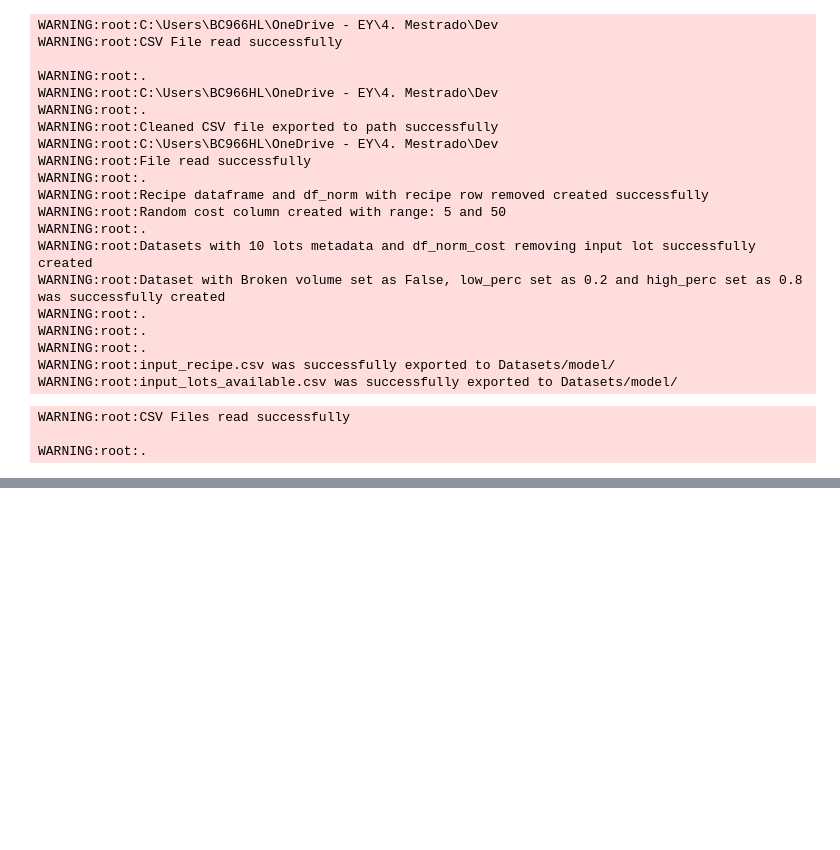
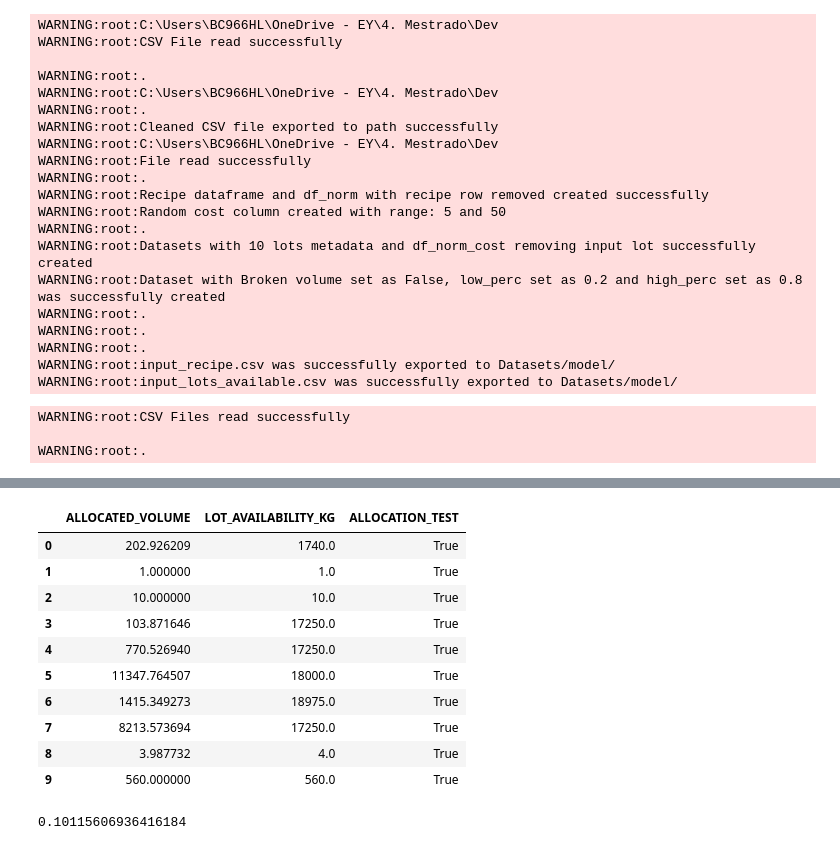
Before and after one commit to Pawlowski123/mecai-coffee-opt-blender, a Jupyter notebook: main.ipynb, the cells around one changed output, grey strips where cells are left out. Cells and saved outputs as stored; diff of their text form; code cells hidden in the pictures; blank space fills up the shorter version.

```diff
--- a/main.ipynb
+++ b/main.ipynb
@@ -67,5 +137,5 @@ WARNING:root:.
 # %%
-simulation_fx_x0_var_iter = simulation_fixed_x0_var_iterations(df_recipe, df_available_lots, ub = 0.7, stop = 1000, step = 10)
+simulation_fx_x0_var_iter = simulation_fixed_x0_var_iterations(df_recipe, df_available_lots, ub = 0.7, stop = 500, step = 10)
 simulation_var_x0_fx_iter = simulation_var_x0_fixed_iterations(df_recipe, df_available_lots, iterations = 10, model_maxiter = 100)
 # %% [output]
 WARNING:root:Aroma constraint created successfully
@@ -123,0 +238,8 @@ test_df.plot(x='nit', y=['round_time'])
+# %%
+for index in simulation_fx_x0_var_iter:
+    min_f = 10**10
+    if simulation_fx_x0_var_iter[index][0].fun < min_f:
+        min_f = simulation_fx_x0_var_iter[index][0].fun
+        index_f = index
+# %%
+best_output = simulation_fx_x0_var_iter[index_f][0].x
@@ -123,0 +282,23 @@ test_df.plot(x='nit', y=['round_time'])
+# %%
+df_volume_test = pd.DataFrame(best_output)
+df_volume_test['LOT_AVAILABILITY_KG'] = df_available_lots['LOT_AVAILABILITY_KG']
+df_volume_test = df_volume_test.rename(columns = {0: 'ALLOCATED_VOLUME'})
+df_volume_test['ALLOCATION_TEST'] = [True if df_volume_test['ALLOCATED_VOLUME'][x] <= df_volume_test['LOT_AVAILABILITY_KG'][x] else False for x in range(len(df_volume_test['LOT_AVAILABILITY_KG']))]
+# %%
+df_volume_test
+# %% [output]
+|  | ALLOCATED_VOLUME | LOT_AVAILABILITY_KG | ALLOCATION_TEST |
+| 0 | 202.926209 | 1740.0 | True |
+| 1 | 1.000000 | 1.0 | True |
+| 2 | 10.000000 | 10.0 | True |
+| 3 | 103.871646 | 17250.0 | True |
+| 4 | 770.526940 | 17250.0 | True |
+| 5 | 11347.764507 | 18000.0 | True |
+| 6 | 1415.349273 | 18975.0 | True |
+| 7 | 8213.573694 | 17250.0 | True |
+| 8 | 3.987732 | 4.0 | True |
+| 9 | 560.000000 | 560.0 | True |
+# %%
+df_volume_test['ALLOCATION_TEST'] = [True if df_volume_test['MODEL_RESULT_ARRAY'][x] <= df_model_output['LOT_AVAILABILITY_KG'][x] else False for x in range(len(df_volume_test['LOT_AVAILABILITY_KG']))]
+# %% [output]
+0.10115606936416184
```
Also changed, not shown: parts of 25 cells of this notebook, 8 other files.
